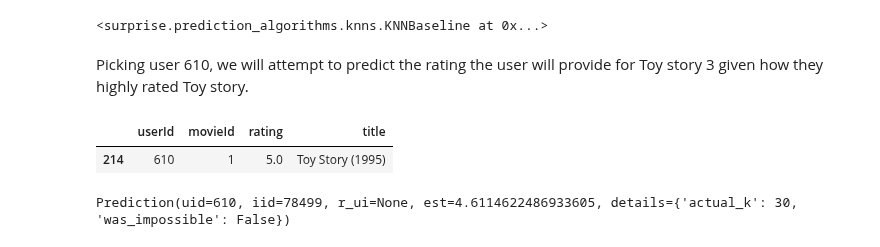
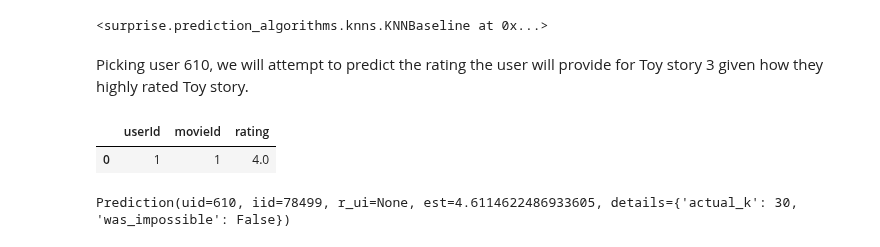
Before and after one commit to E-Juliet/Movie-reccomender, a Jupyter notebook: phase_4_project.ipynb, the cells around one changed output. Cells and saved outputs as stored; diff of their text form; code cells hidden in the pictures.

```diff
--- a/phase_4_project.ipynb
+++ b/phase_4_project.ipynb
@@ -1016,10 +1004,11 @@ Done computing similarity matrix.
 # %% [markdown]
 Picking user 610, we will attempt to predict the rating the user will provide for Toy story 3 given how they highly rated Toy story.
 # %%
-df_final[(df_final['userId'] == 610) & (df_final['movieId'] == 1)][['userId', 'movieId', 'rating', 'title']]
+# df_final[(df_final['userId'] == 610) & (df_final['movieId'] == 1)][['userId', 'movieId', 'rating', 'title']]
+ratings_df_cleaned[(ratings_df_cleaned["userId"] == 1) & (ratings_df_cleaned["movieId"] == 1)]
 # %% [output]
-|  | userId | movieId | rating | title |
-| 214 | 610 | 1 | 5.0 | Toy Story (1995) |
+|  | userId | movieId | rating |
+| 0 | 1 | 1 | 4.0 |
 # %%
 knn_baseline_final.predict(610, 78499)
 # %% [output]
```
Also changed, not shown: parts of 38 cells of this notebook.
